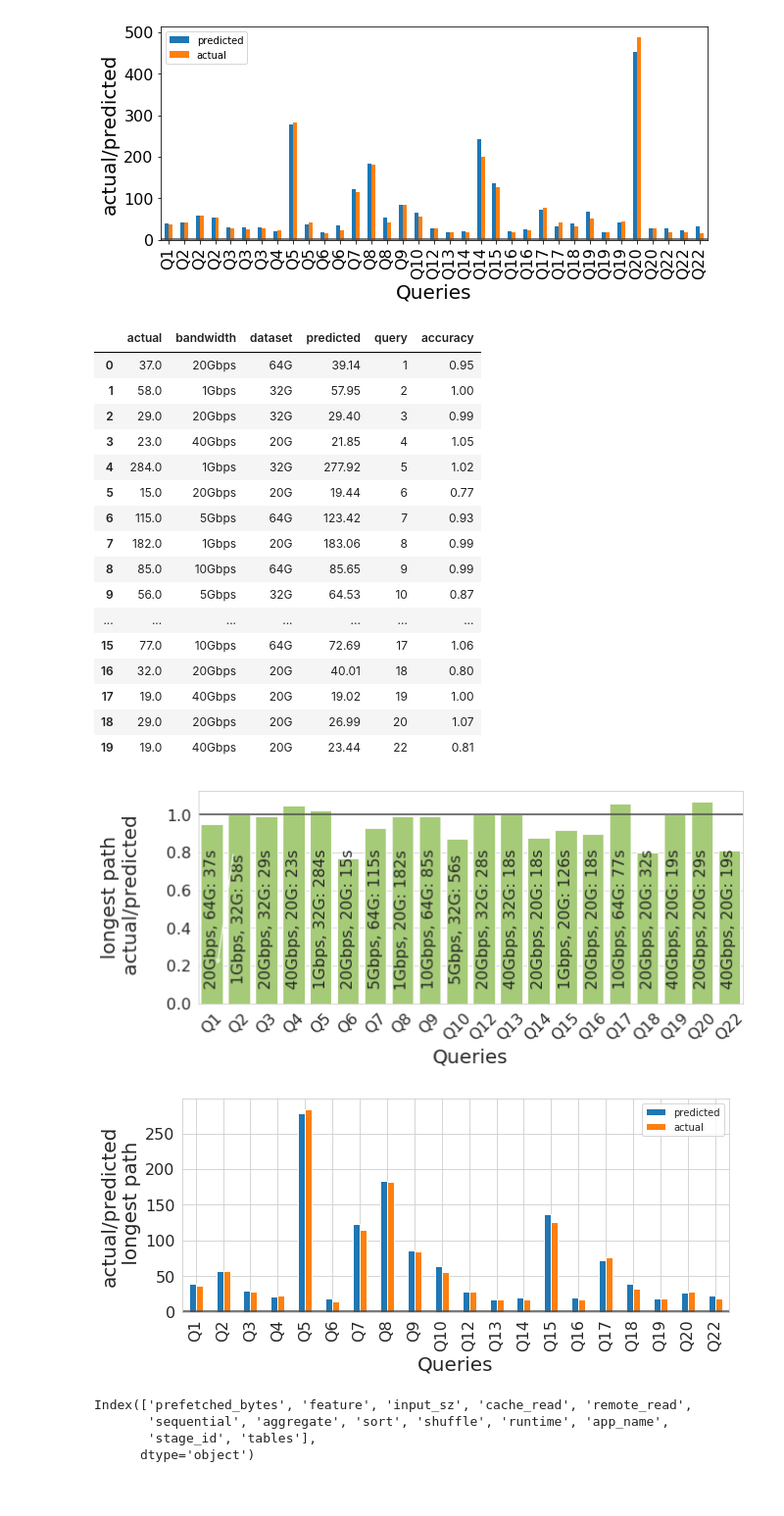
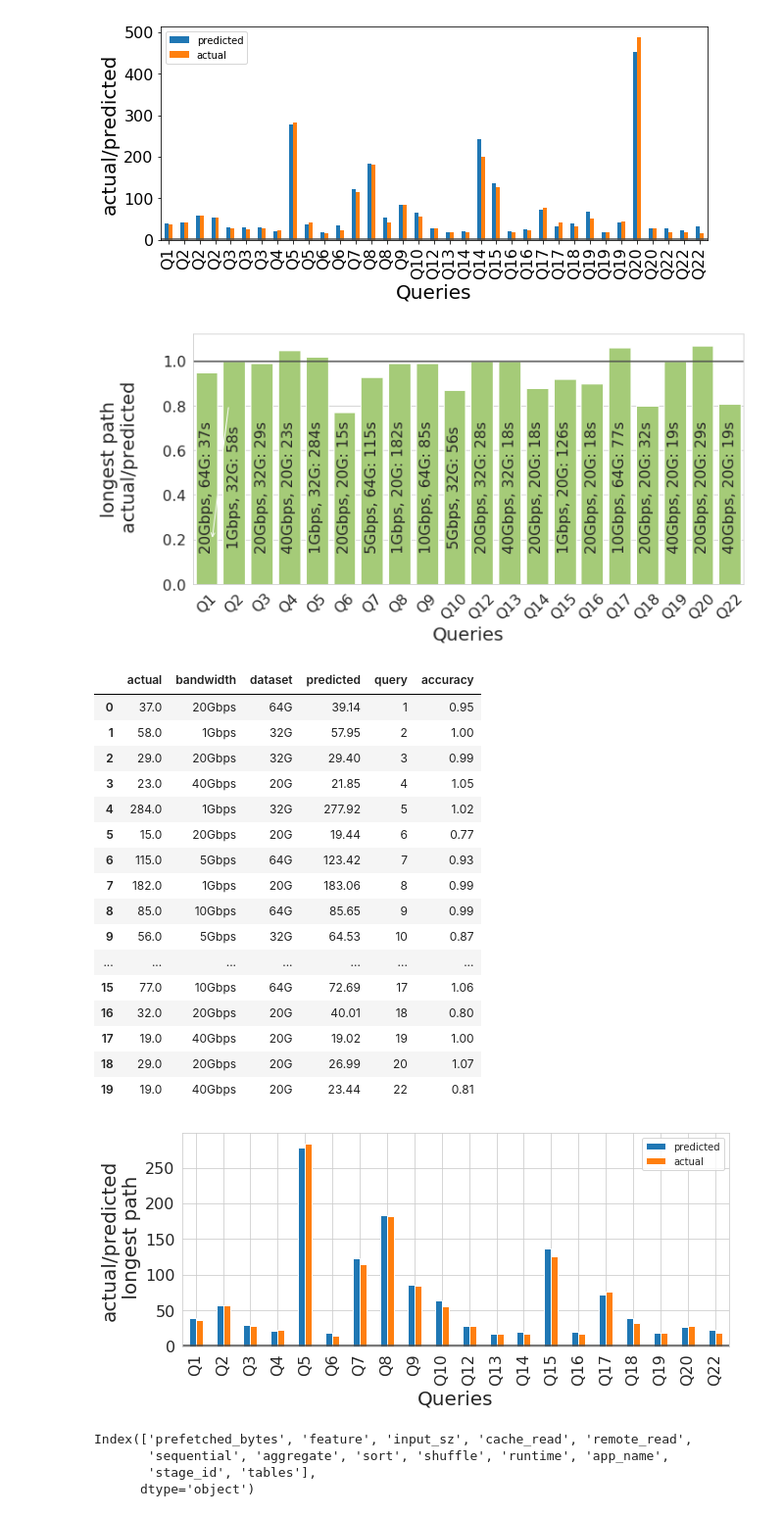
Before and after one commit to UmasouTTT/Kariz, a Jupyter notebook: code/ipython/spark_runtime_prediction_wfeaturescaling.ipynb, the cells around one changed output. Shown: that part at 98% size. Saved outputs shown, nothing was run; the diff lists cells and outputs as text; code cells hidden in the pictures.

```diff
--- a/code/ipython/spark_runtime_prediction_wfeaturescaling.ipynb
+++ b/code/ipython/spark_runtime_prediction_wfeaturescaling.ipynb
@@ -948,7 +948,7 @@ final_cp_df = cp_df.iloc[gps , :]
 
 final_cp_df.reset_index(drop=True, inplace=True)
 
-fig, ax = plt.subplots(figsize=(10, 4))
+fig, ax = plt.subplots(figsize=(10, 5))
 sns.barplot(x=final_cp_df.index, y="accuracy", ax = ax, data=final_cp_df, color='#a6d96a')
 
 for index, p in enumerate(ax.patches):
@@ -962,33 +962,39 @@ for index, p in enumerate(ax.patches):
 
 ax.annotate("",
             xy=(0.2, 0.2), xycoords='data',
             xytext=(0.8, 0.8), textcoords='data',
             color = 'black',
             arrowprops=dict(arrowstyle="->",
                             connectionstyle="arc3"),
             )
 
 
 
 ax.axhline(1, color='#4d4d4d')
 ax.set_ylabel('longest path\n actual/predicted\n', fontsize=20)
 ax.set_xlabel('Queries', fontsize=20)
 ax.xaxis.set_major_formatter(ticker.FuncFormatter(format_xticks))
 ax.tick_params(labelsize=16)
 plt.xticks(rotation=45)
 
+plt.tight_layout()
+fig.savefig('/local0/Kariz/code/ipython/fig_runtime_prediction.pdf', format='pdf', dpi=200)
+fig.savefig('/local0/Kariz/code/ipython/fig_runtime_prediction.png', format='png', dpi=200)
+plt.show()
+
 
 fig, ax = plt.subplots(figsize=(10, 4))
 final_cp_df[['predicted', 'actual']].plot.bar(ax = ax)
 ax.axhline(1, color='#4d4d4d')
 ax.set_ylabel('actual/predicted\n longest path', fontsize=20)
 ax.set_xlabel('Queries', fontsize=20)
 ax.xaxis.set_major_formatter(ticker.FuncFormatter(format_xticks))
 ax.tick_params(labelsize=16)
 
 
 final_cp_df
 # %% [output]
+[figure, new version]
 |  | actual | bandwidth | dataset | predicted | query | accuracy |
 | 0 | 37.0 | 20Gbps | 64G | 39.14 | 1 | 0.95 |
 | 1 | 58.0 | 1Gbps | 32G | 57.95 | 2 | 1.00 |
@@ -1006,7 +1012,6 @@ final_cp_df
 | 17 | 19.0 | 40Gbps | 20G | 19.02 | 19 | 1.00 |
 | 18 | 29.0 | 20Gbps | 20G | 26.99 | 20 | 1.07 |
 | 19 | 19.0 | 40Gbps | 20G | 23.44 | 22 | 0.81 |
-[figure, old version]
 [figure]
 # %%
 print(df2.columns)
```
Also changed, not shown: 2 other files.
